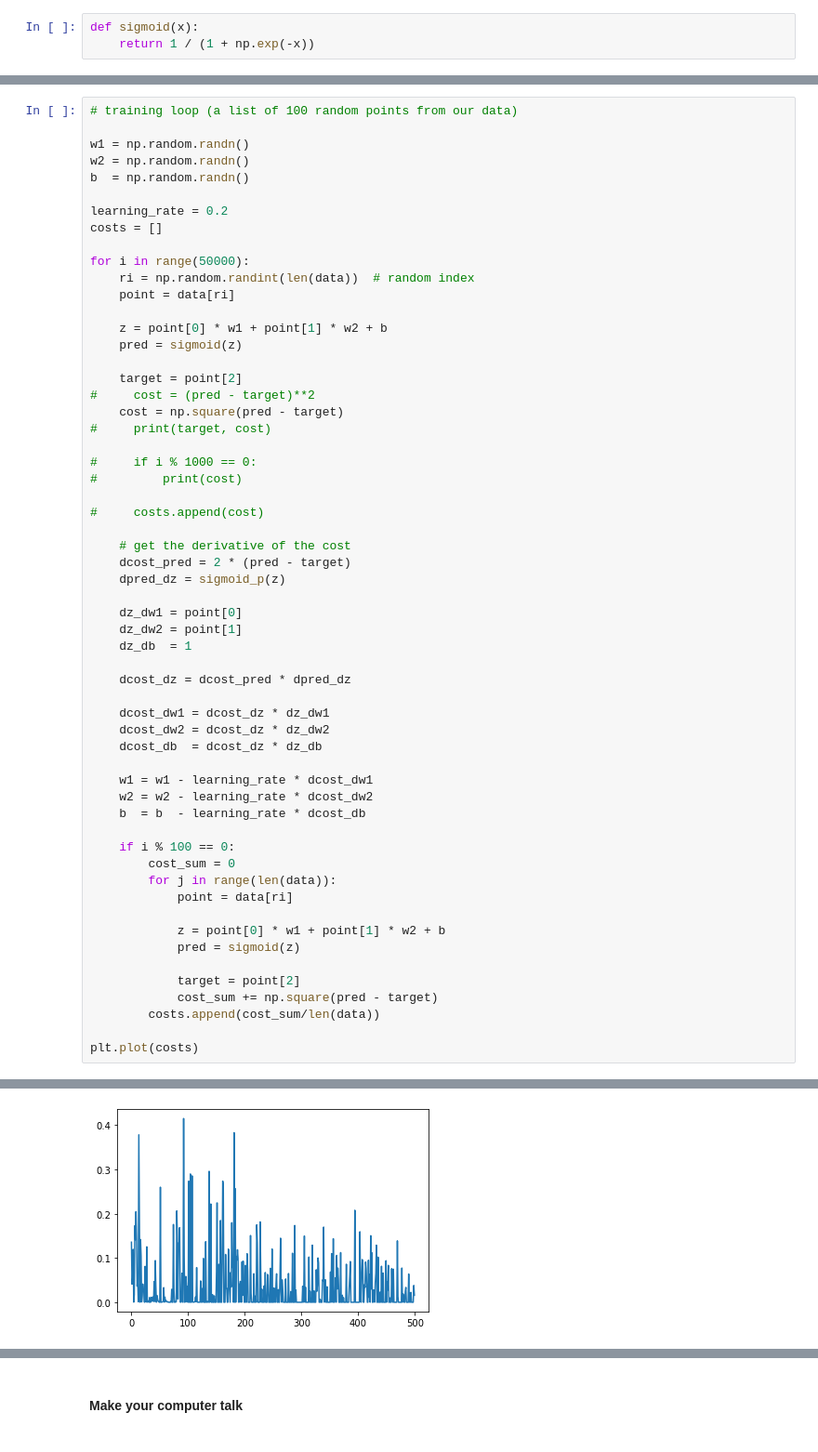
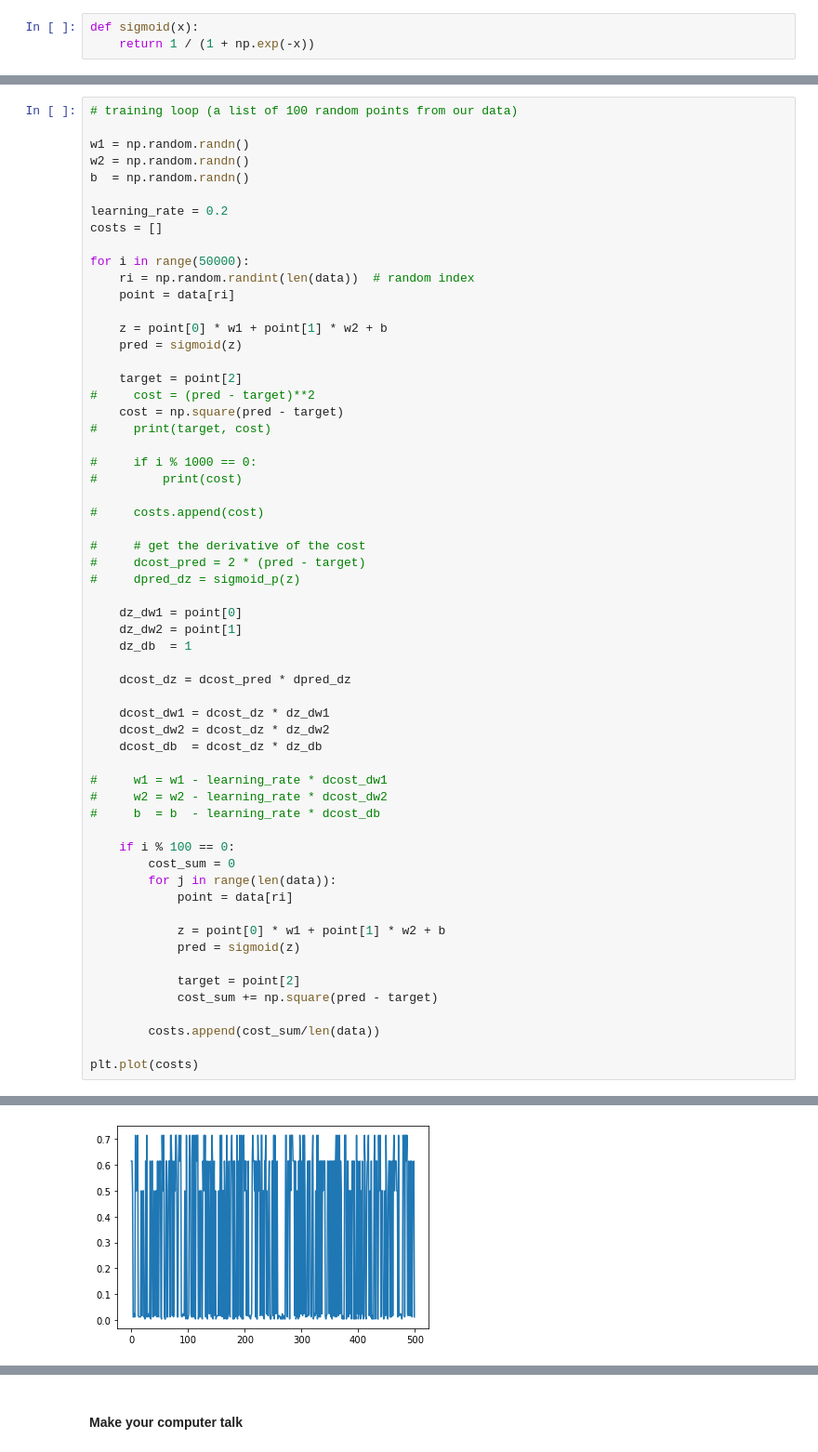
Before and after one commit to ScottBreitbach/DSC550, a Jupyter notebook: Week9/Videos/Beginner_intro_NN.ipynb, the cells around one changed output, grey strips where cells are left out. Shown at 93% size. Saved outputs shown, nothing was run; the diff lists cells and outputs as text.

```diff
--- a/Week9/Videos/Beginner_intro_NN.ipynb
+++ b/Week9/Videos/Beginner_intro_NN.ipynb
@@ -508,37 +512,38 @@ for i in range(50000):
 
 #     costs.append(cost)
 
-    # get the derivative of the cost
-    dcost_pred = 2 * (pred - target)
-    dpred_dz = sigmoid_p(z)
+#     # get the derivative of the cost
+#     dcost_pred = 2 * (pred - target)
+#     dpred_dz = sigmoid_p(z)
 
     dz_dw1 = point[0]
     dz_dw2 = point[1]
     dz_db  = 1
 
     dcost_dz = dcost_pred * dpred_dz
 
     dcost_dw1 = dcost_dz * dz_dw1
     dcost_dw2 = dcost_dz * dz_dw2
     dcost_db  = dcost_dz * dz_db
 
-    w1 = w1 - learning_rate * dcost_dw1
-    w2 = w2 - learning_rate * dcost_dw2
-    b  = b  - learning_rate * dcost_db
+#     w1 = w1 - learning_rate * dcost_dw1
+#     w2 = w2 - learning_rate * dcost_dw2
+#     b  = b  - learning_rate * dcost_db
 
     if i % 100 == 0:
         cost_sum = 0
         for j in range(len(data)):
             point = data[ri]
 
             z = point[0] * w1 + point[1] * w2 + b
             pred = sigmoid(z)
 
             target = point[2]
             cost_sum += np.square(pred - target)
+
         costs.append(cost_sum/len(data))
 
 plt.plot(costs)
 # %% [output]
 [<matplotlib.lines.Line2D at 0x...>]
-[figure, old version]
+[figure, new version]
```
Also changed, not shown: parts of 15 cells of this notebook, 3 other files.
